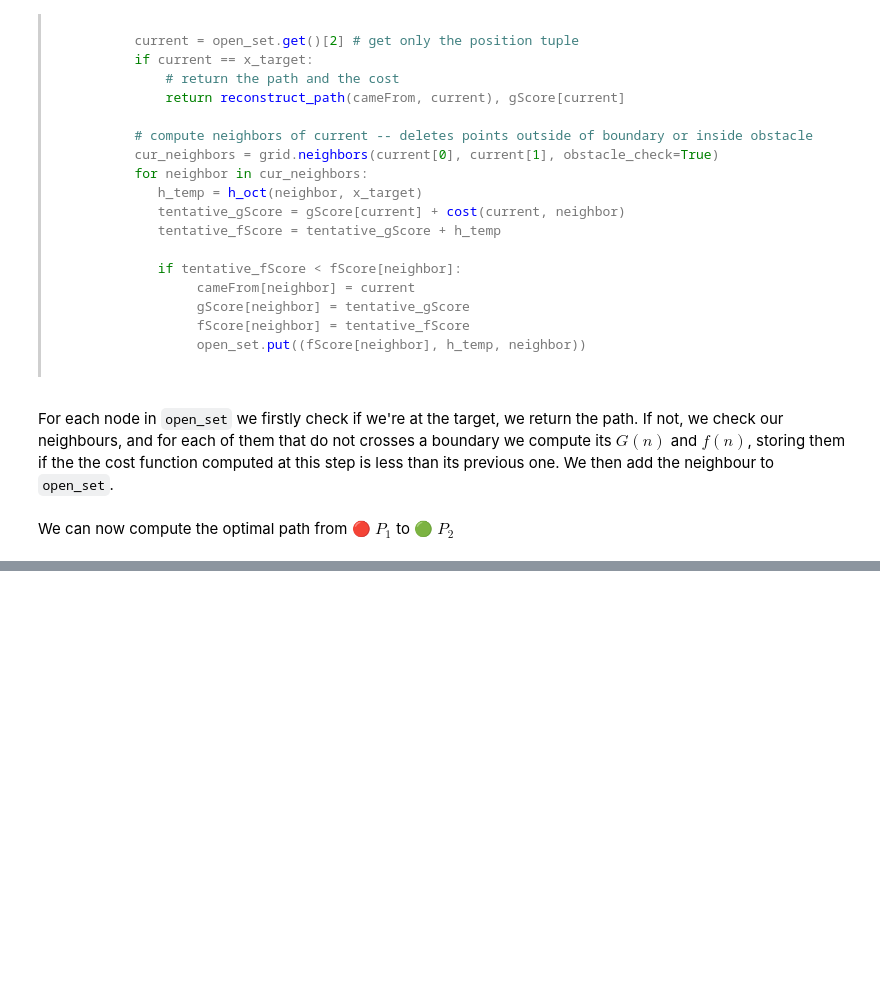
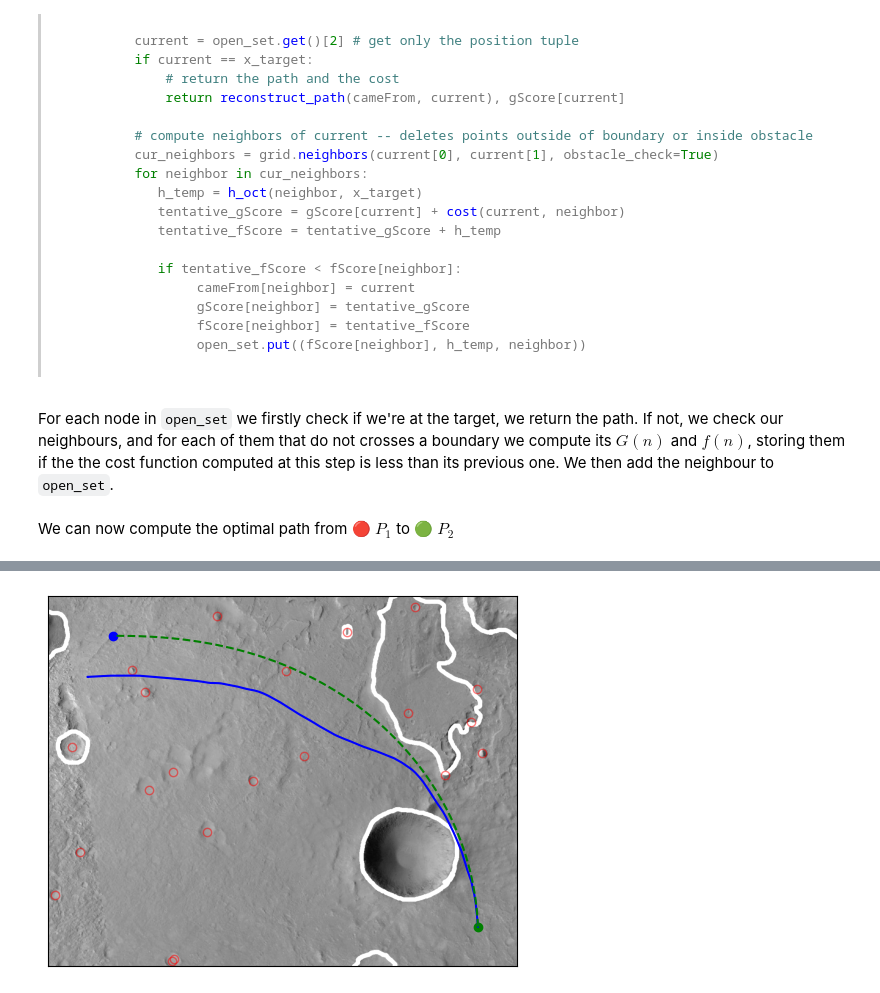
Before and after one commit to Meoli96/Robotic-pathfinding, a Jupyter notebook: main.ipynb, the cells around one changed output, grey strips where cells are left out. Drawn from its saved outputs; the diff is of its cells as text; code cells hidden in the pictures; blank space fills up the shorter version.

```diff
--- a/main.ipynb
+++ b/main.ipynb
@@ -340,0 +347,8 @@ plt.show()
+# %%
+dr_traj, dr_p = dead_recon(r_traj, p0, sigma_d, sigma_phi)
+# Plot the dead reckoning trajectory
+q_path.set_plotArgs('g--')
+dr_path = Path(dr_traj[:,0:2], 'b-')
+mars_grid.plot_on([P0p, P1p, dr_path, q_path], landmarks=True, submap=True)
+# %% [output]
+[figure, added]
```
Also changed, not shown: parts of 27 cells of this notebook, 2 other files.
